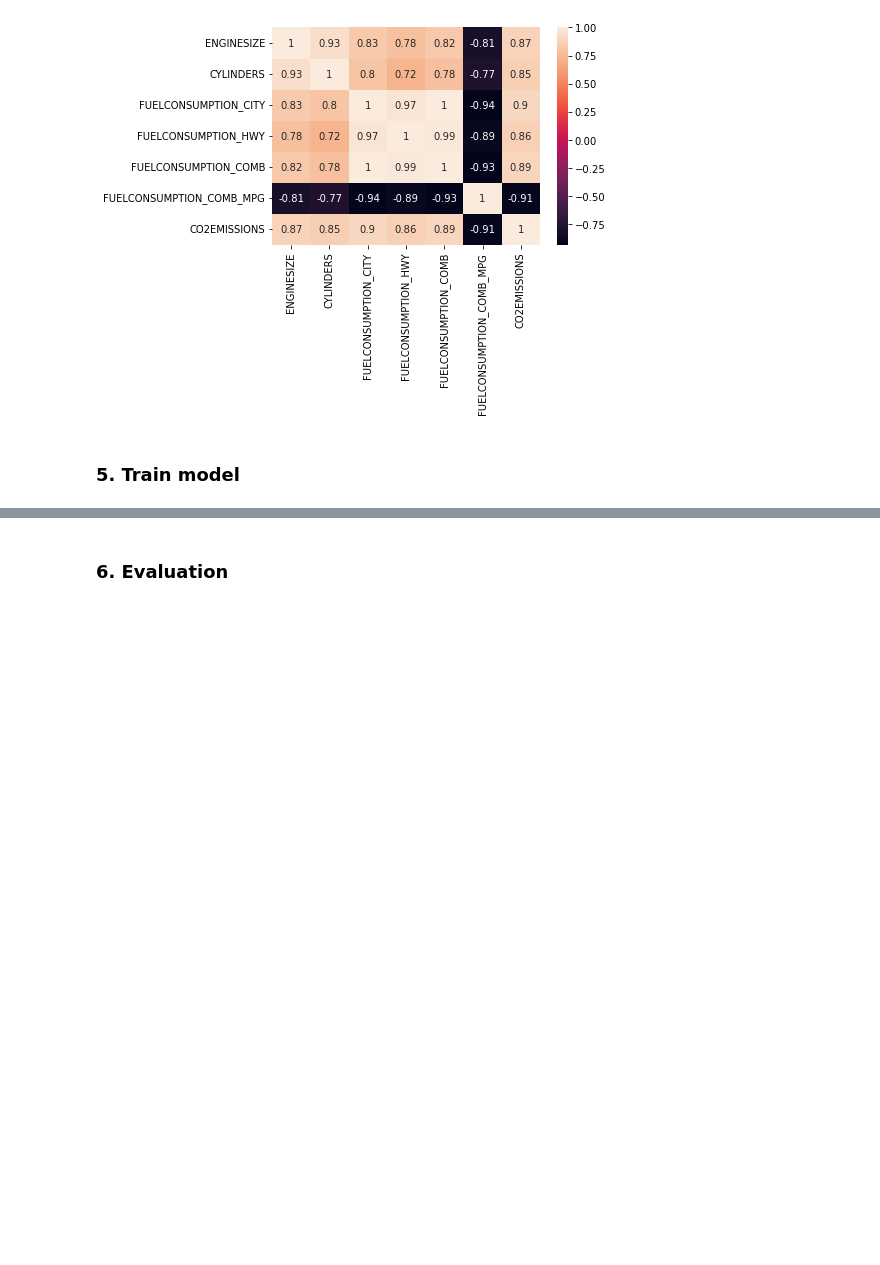
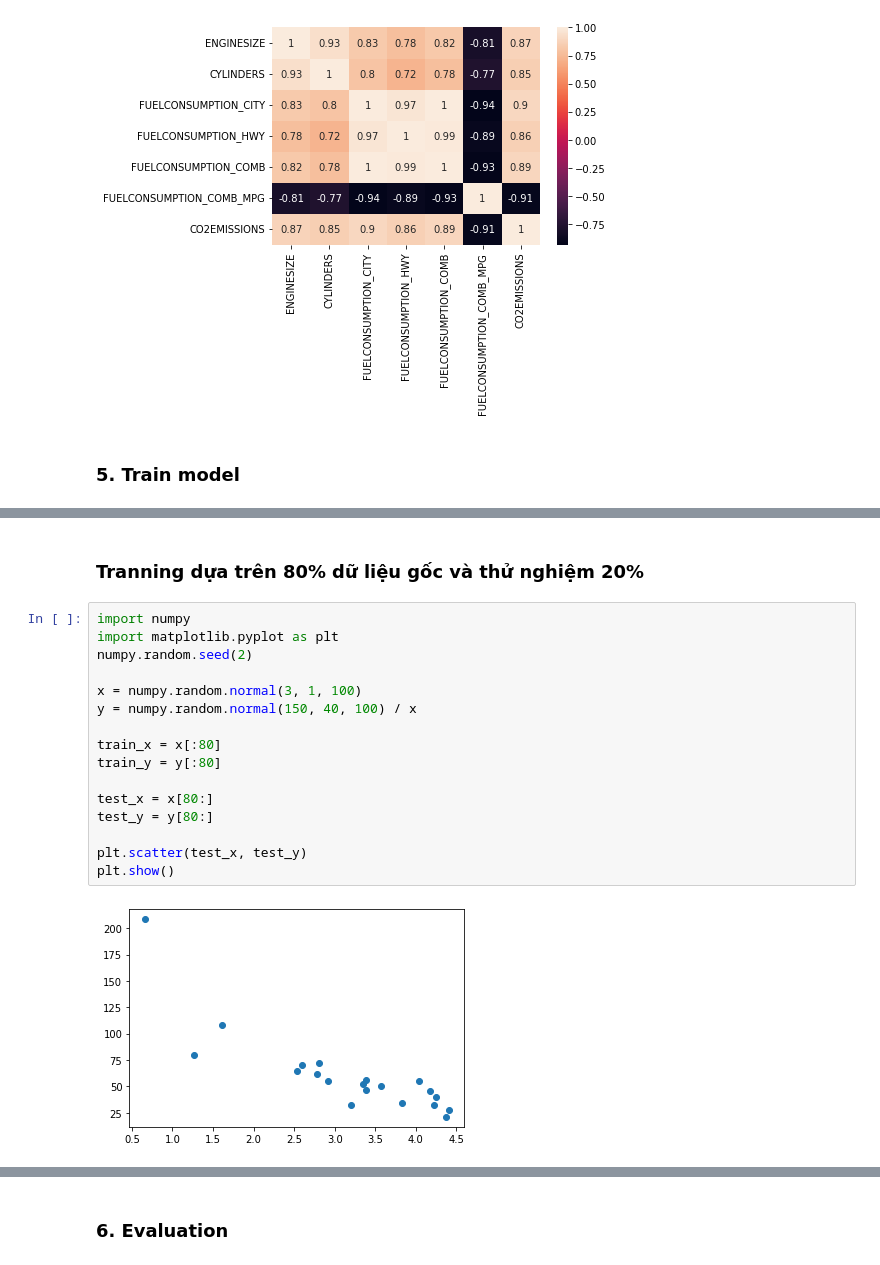
Before and after one commit to honghanhh/py40a12l2, a Jupyter notebook: lectures/lecture2/Manh_Linear_regression.ipynb, the cells around one changed output, grey strips where cells are left out. Cells and saved outputs as stored; diff of their text form; blank space fills up the shorter version.

```diff
--- a/lectures/lecture2/Manh_Linear_regression-Copy1.ipynb
+++ b/lectures/lecture2/Manh_Linear_regression.ipynb
@@ -210,0 +226,20 @@ plt.show()
+# %% [markdown]
+### Tranning dựa trên 80% dữ liệu gốc và thử nghiệm 20%
+# %%
+import numpy
+import matplotlib.pyplot as plt
+numpy.random.seed(2)
+
+x = numpy.random.normal(3, 1, 100)
+y = numpy.random.normal(150, 40, 100) / x
+
+train_x = x[:80]
+train_y = y[:80]
+
+test_x = x[80:]
+test_y = y[80:]
+
+plt.scatter(test_x, test_y)
+plt.show()
+# %% [output]
+[figure, added]
```
Also changed, not shown: parts of 10 cells of this notebook, 1 other file.
